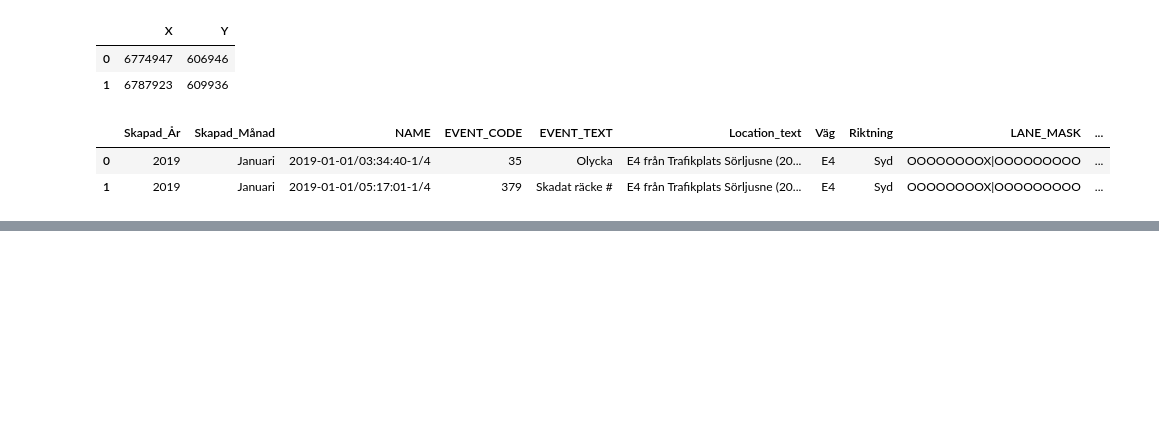
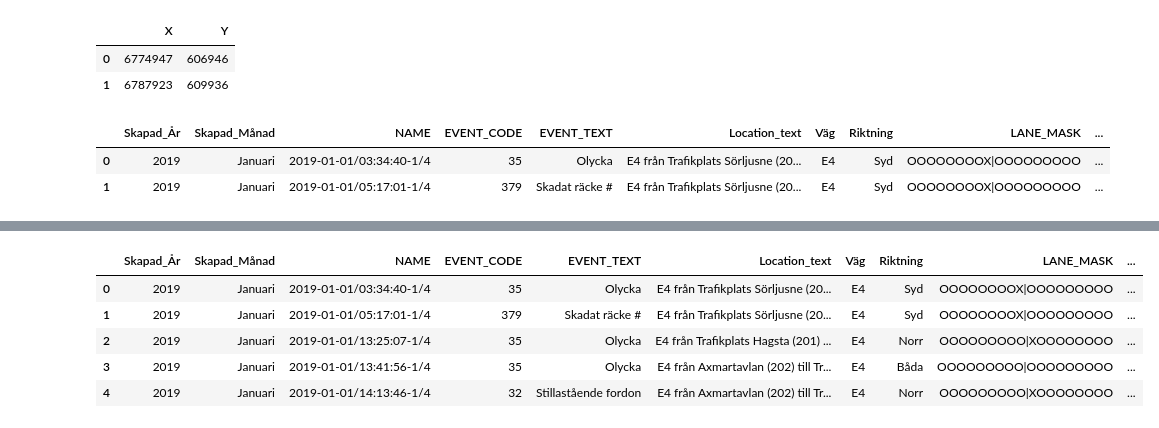
Before and after one commit to andrehoejmark/AVG-Speed-Prediction-of-cars-based-on-road-events, a Jupyter notebook: Converting to X,Y to latitude and longitude.ipynb, the cells around one changed output, grey strips where cells are left out. Saved outputs shown, nothing was run; the diff lists cells and outputs as text; code cells hidden in the pictures; blank space fills up the shorter version.

Commit message:
Linking segmentID from the distance between KeySegments and Events Lat/Long Coordinates, and making new CSV file with the segmentIDS for each event

```diff
--- a/Converting to X,Y to latitude and longitude.ipynb
+++ b/Converting to X,Y to latitude and longitude.ipynb
@@ -45,0 +50,2 @@ events.to_csv("events-with-lat-long.csv", sep=",")
+# %%
+key_segments = pd.read_excel("Dataset Exploration/key segments.xlsx", engine='openpyxl')
@@ -45,0 +84,36 @@ events.to_csv("events-with-lat-long.csv", sep=",")
+# %%
+from geopy.distance import geodesic
+import numpy as np
+
+segmentIDs = []
+for event_latitude, event_longitude in events[["latitude", "longitude"]].values:
+
+    shortest_row_in_key_segments = None
+    shortest_distance_in_key_segments = np.inf
+
+    for row_index, coords in enumerate(key_segments[["Latitud", "Longitud"]].values):
+
+
+        key_segment_latitude = coords[0]
+        key_segment_longitude = coords[1]
+
+
+        p1 = (event_latitude,event_longitude) # (lat, lon)
+        p2 = (key_segment_latitude,key_segment_longitude) # (lat, lon)
+
+        dist = geodesic(p1, p2).meters
+
+        if shortest_distance_in_key_segments > dist:
+            shortest_distance_in_key_segments = dist
+            shortest_row_in_key_segments = row_index
+
+
+    segmentIDs.append(int(key_segments.iloc[shortest_row_in_key_segments]["SegmentID"]))
+    print("Shortest dist: ", shortest_distance_in_key_segments)
+    print("Match Between...")
+    print("1. ", key_segments.iloc[shortest_row_in_key_segments]["SegmentID"])
+    print("2. Lat: ", event_latitude, " Long: ", event_longitude)
+    print("")
+
+
+events['SegmentID'] = segmentIDs
@@ -45,0 +138,9 @@ events.to_csv("events-with-lat-long.csv", sep=",")
+# %%
+events.head(5)
+# %% [output]
+|  | Skapad_År | Skapad_Månad | NAME | EVENT_CODE | EVENT_TEXT | Location_text | Väg | Riktning | LANE_MASK | ... |
+| 0 | 2019 | Januari | 2019-01-01/03:34:40-1/4 | 35 | Olycka | E4 från Trafikplats Sörljusne (20... | E4 | Syd | OOOOOOOOX|OOOOOOOOO | ... |
+| 1 | 2019 | Januari | 2019-01-01/05:17:01-1/4 | 379 | Skadat räcke # | E4 från Trafikplats Sörljusne (20... | E4 | Syd | OOOOOOOOX|OOOOOOOOO | ... |
+| 2 | 2019 | Januari | 2019-01-01/13:25:07-1/4 | 35 | Olycka | E4 från Trafikplats Hagsta (201) ... | E4 | Norr | OOOOOOOOO|XOOOOOOOO | ... |
+| 3 | 2019 | Januari | 2019-01-01/13:41:56-1/4 | 35 | Olycka | E4 från Axmartavlan (202) till Tr... | E4 | Båda | OOOOOOOOO|OOOOOOOOO | ... |
+| 4 | 2019 | Januari | 2019-01-01/14:13:46-1/4 | 32 | Stillastående fordon | E4 från Axmartavlan (202) till Tr... | E4 | Norr | OOOOOOOOO|XOOOOOOOO | ... |
```
Also changed, not shown: parts of 9 cells of this notebook, 1 other file.
